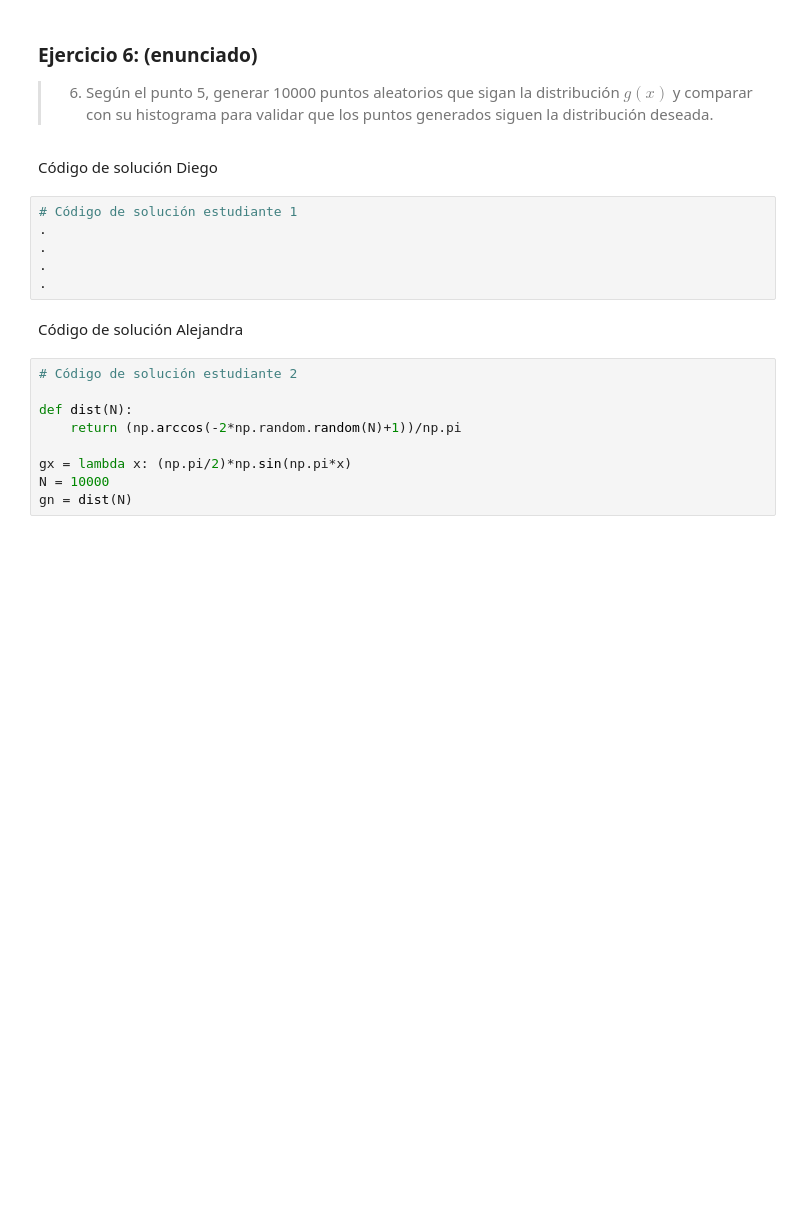
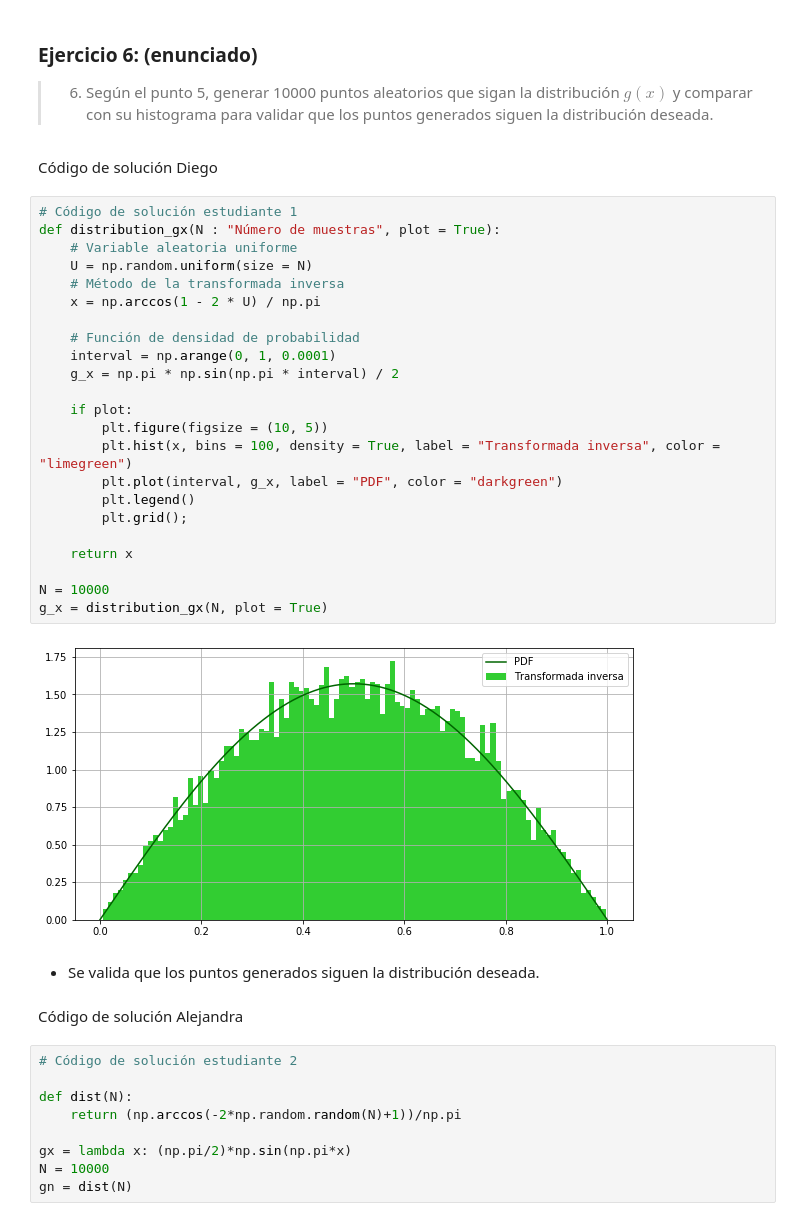
Before and after one commit to diegolazareno/Tarea6_DALopez_ARico, a Jupyter notebook: Tarea6_DALopez_ARico.ipynb, the cells around one changed output. Saved outputs shown, nothing was run; the diff lists cells and outputs as text; blank space fills up the shorter version.

```diff
--- a/Tarea6_DALopez_ARico.ipynb
+++ b/Tarea6_DALopez_ARico.ipynb
@@ -315,12 +354,33 @@ $$x = \frac{\cos^{-1}(-2U +1)}{\pi}$$
 > 6. Según el punto 5, generar 10000 puntos aleatorios que sigan la distribución $g(x)$ y comparar con su histograma para validar que los puntos generados siguen la distribución deseada.
 # %% [markdown]
 Código de solución Diego
-# %%
-# Código de solución estudiante 1
-.
-.
-.
-.
+# %%
+# Código de solución estudiante 1
+def distribution_gx(N : "Número de muestras", plot = True):
+    # Variable aleatoria uniforme
+    U = np.random.uniform(size = N)
+    # Método de la transformada inversa
+    x = np.arccos(1 - 2 * U) / np.pi
+
+    # Función de densidad de probabilidad
+    interval = np.arange(0, 1, 0.0001)
+    g_x = np.pi * np.sin(np.pi * interval) / 2
+
+    if plot:
+        plt.figure(figsize = (10, 5))
+        plt.hist(x, bins = 100, density = True, label = "Transformada inversa", color = "limegreen")
+        plt.plot(interval, g_x, label = "PDF", color = "darkgreen")
+        plt.legend()
+        plt.grid();
+
+    return x
+
+N = 10000
+g_x = distribution_gx(N, plot = True)
+# %% [output]
+[figure, added]
+# %% [markdown]
++ Se valida que los puntos generados siguen la distribución deseada.
 # %% [markdown]
 Código de solución Alejandra
 # %%
```
Also changed, not shown: parts of 18 cells of this notebook.
